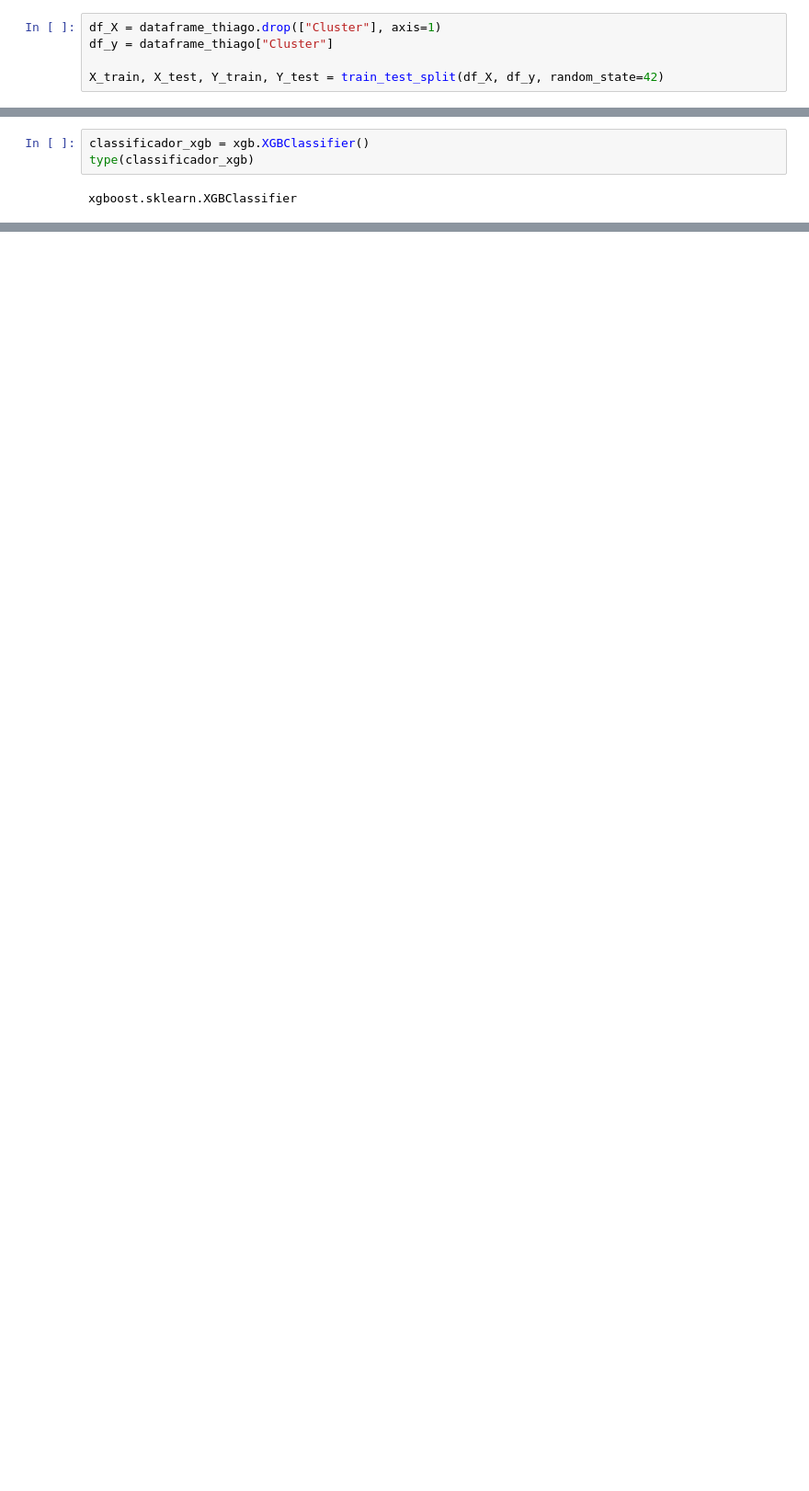
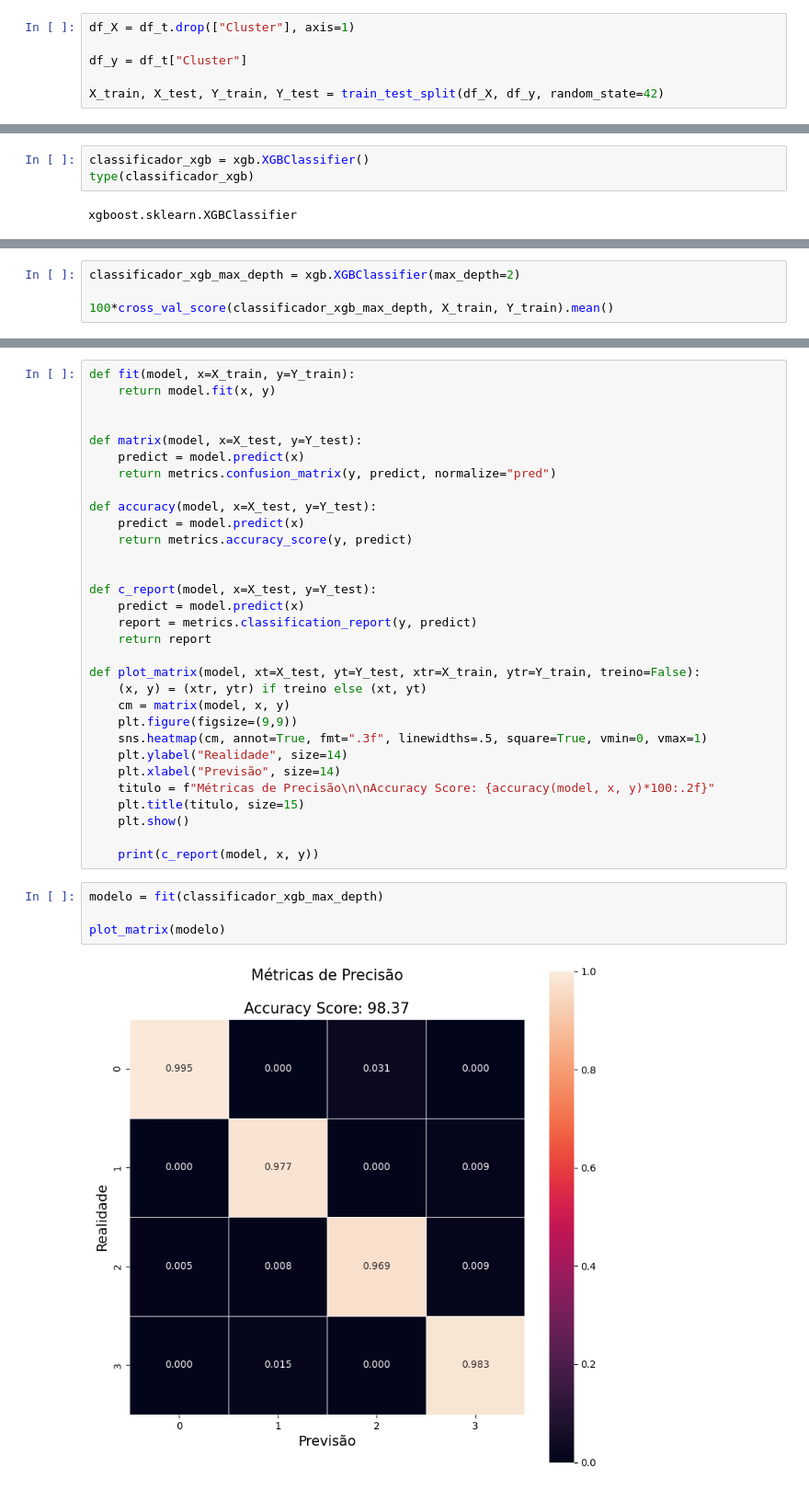
Before and after one commit to thiagocaveglion/marketing-campaign-ml, a Jupyter notebook: projeto/Notebook_Principal.ipynb, the cells around one changed output, grey strips where cells are left out. Shown: that part at 92% size. Cells and saved outputs as stored; diff of their text form; blank space fills up the shorter version.

```diff
--- a/projeto/Notebook_Principal.ipynb
+++ b/projeto/Notebook_Principal.ipynb
@@ -183,5 +175,6 @@ dataframe_thiago
 # %%
-df_X = dataframe_thiago.drop(["Cluster"], axis=1)
-df_y = dataframe_thiago["Cluster"]
+df_X = df_t.drop(["Cluster"], axis=1)
+
+df_y = df_t["Cluster"]
 
 X_train, X_test, Y_train, Y_test = train_test_split(df_X, df_y, random_state=42)
@@ -198,0 +226,4 @@ from sklearn.model_selection import cross_val_score
+# %%
+classificador_xgb_max_depth = xgb.XGBClassifier(max_depth=2)
+
+100*cross_val_score(classificador_xgb_max_depth, X_train, Y_train).mean()
@@ -198,0 +234,37 @@ from sklearn.model_selection import cross_val_score
+# %%
+def fit(model, x=X_train, y=Y_train):
+    return model.fit(x, y)
+
+
+def matrix(model, x=X_test, y=Y_test):
+    predict = model.predict(x)
+    return metrics.confusion_matrix(y, predict, normalize="pred")
+
+def accuracy(model, x=X_test, y=Y_test):
+    predict = model.predict(x)
+    return metrics.accuracy_score(y, predict)
+
+
+def c_report(model, x=X_test, y=Y_test):
+    predict = model.predict(x)
+    report = metrics.classification_report(y, predict)
+    return report
+
+def plot_matrix(model, xt=X_test, yt=Y_test, xtr=X_train, ytr=Y_train, treino=False):
+    (x, y) = (xtr, ytr) if treino else (xt, yt)
+    cm = matrix(model, x, y)
+    plt.figure(figsize=(9,9))
+    sns.heatmap(cm, annot=True, fmt=".3f", linewidths=.5, square=True, vmin=0, vmax=1)
+    plt.ylabel("Realidade", size=14)
+    plt.xlabel("Previsão", size=14)
+    titulo = f"Métricas de Precisão\n\nAccuracy Score: {accuracy(model, x, y)*100:.2f}"
+    plt.title(titulo, size=15)
+    plt.show()
+
+    print(c_report(model, x, y))
+# %%
+modelo = fit(classificador_xgb_max_depth)
+
+plot_matrix(modelo)
+# %% [output]
+[figure, added]
```
Also changed, not shown: parts of 57 cells of this notebook, 6 other files.
